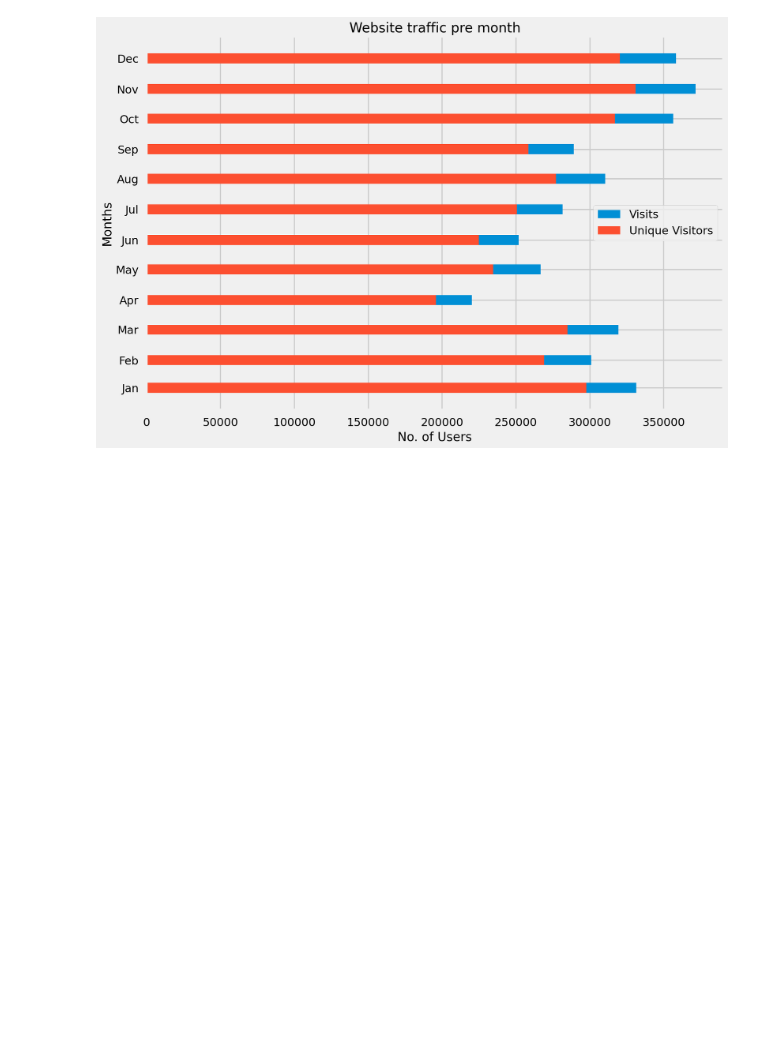
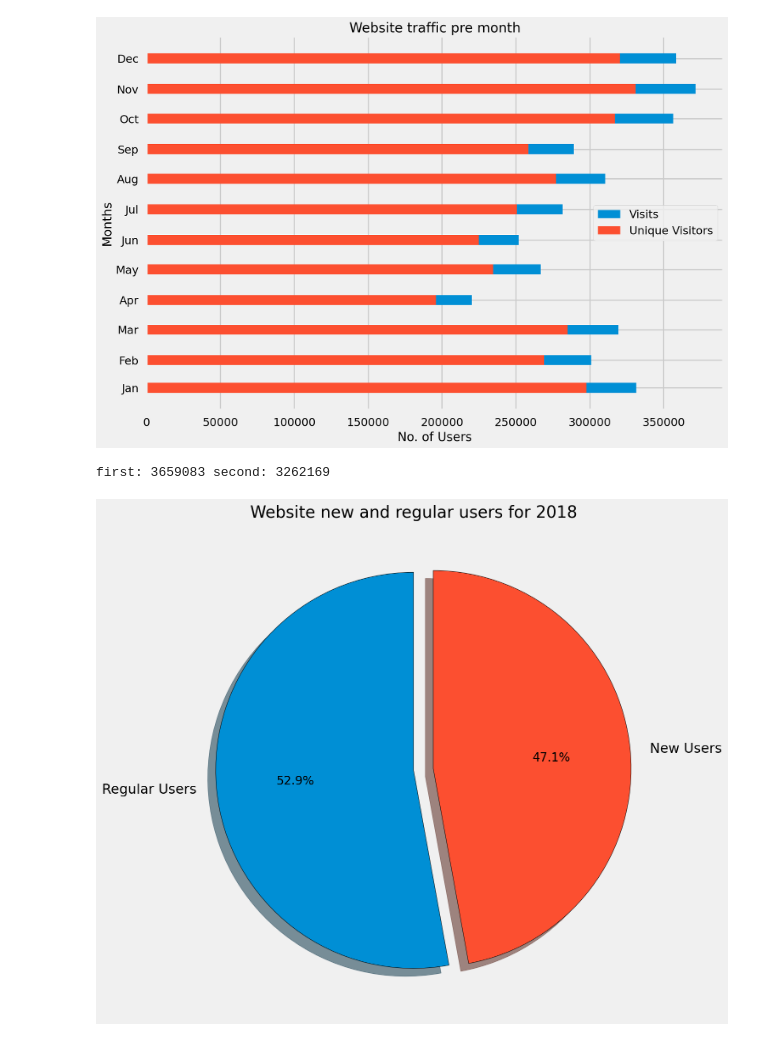
Before and after one commit to RajaOsama08/website-trafic-2018, a Jupyter notebook: data-visualization.ipynb, the cells around one changed output. Cells and saved outputs as stored; diff of their text form; code cells hidden in the pictures; blank space fills up the shorter version.

Commit message:
resample data and draw pie chart

```diff
--- a/data-visualization.ipynb
+++ b/data-visualization.ipynb
@@ -120,3 +120,30 @@ plt.tight_layout()
 plt.show()
 # %% [output]
 [figure]
+# %%
+# calculate the sum of whole column
+visit_sum = df_resample['Visits'].sum()
+unique_sum = df_resample['UniqueVisitors'].sum()
+print('first:', visit_sum, 'second:', unique_sum)
+# %% [output]
+first: 3659083 second: 3262169
+# %%
+
+fig_size(144)
+title_chart('Website new and regular users for 2018')
+fig_style('fivethirtyeight')
+
+slices = [visit_sum, unique_sum]
+labels = ['Regular Users', 'New Users',]
+explode = [0, 0.1] # this is use to take out the slice a little bit
+
+
+# autopct is for percentage & wedgeprops is for edge color
+plt.pie(slices, labels=labels, explode=explode, shadow=True,
+        startangle=90, autopct='%1.1f%%',
+        wedgeprops={'edgecolor': 'black'})
+plt.savefig('ads_pie_plot.png')
+plt.tight_layout()
+plt.show()
+# %% [output]
+[figure, added]
```
Also changed, not shown: 1 other file.
